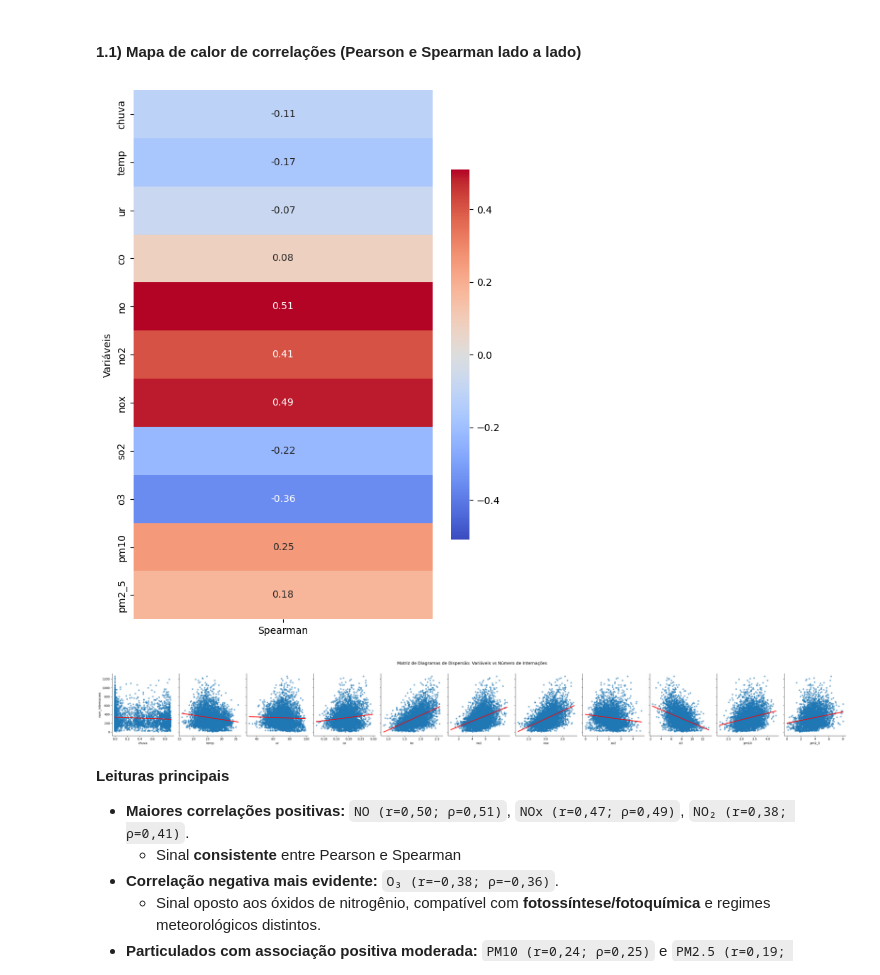
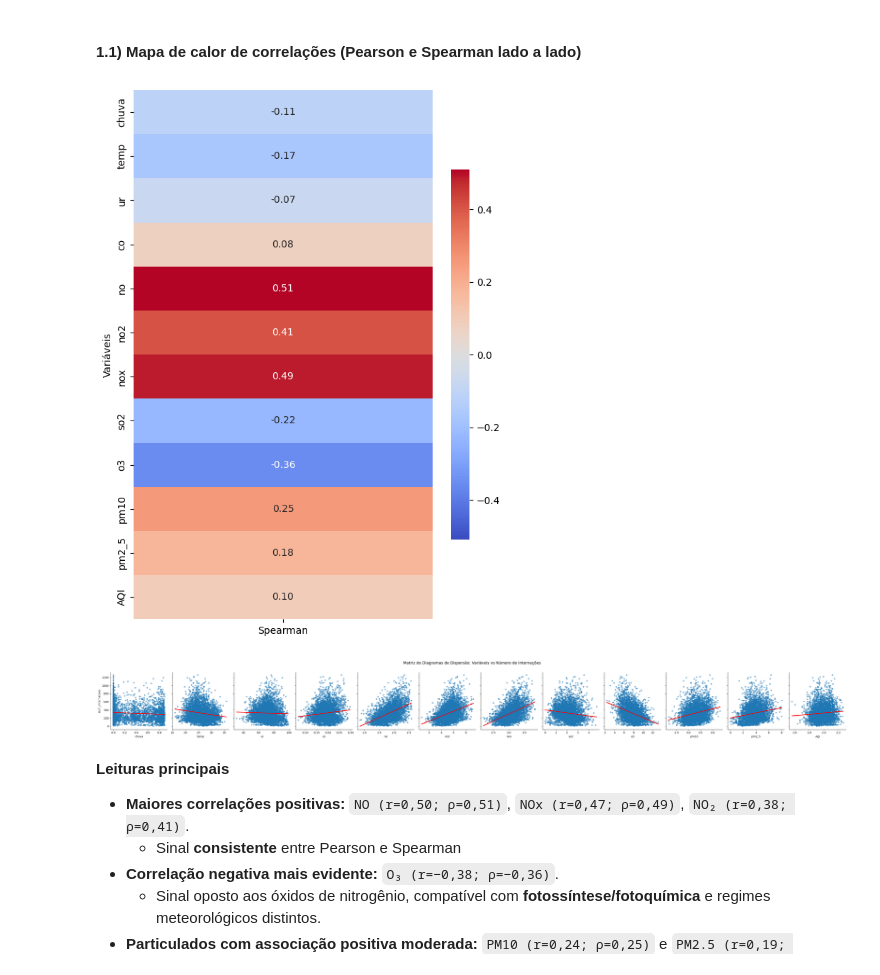
Before and after one commit to EIC-BCC/25_2-QualiAr, a Jupyter notebook: Analise-Correlacao/internacoes_x_qualiar.ipynb, the cells around one changed output. Saved outputs shown, nothing was run; the diff lists cells and outputs as text; code cells hidden in the pictures.

```diff
--- a/Analise-Correlacao/internacoes_x_qualiar.ipynb
+++ b/Analise-Correlacao/internacoes_x_qualiar.ipynb
@@ -24,8 +24,8 @@ import seaborn as sns
 
 **Objetivo:** juntar a série diária de **internações respiratórias** ao dataset diário de **variáveis ambientais** do Rio de Janeiro.
 # %%
-url_internacoes = "https://raw.githubusercontent.com/AILAB-CEFET-RJ/qualiar/refs/heads/main/data/datasus/INTERNACOES_DOENCA_RESP_RJ.csv"
-url_qualiar     = "https://raw.githubusercontent.com/AILAB-CEFET-RJ/qualiar/refs/heads/main/data/DataRio/QUALIAR_RIO_DE_JANEIRO_TRATADO.csv"
+url_internacoes = "https://raw.githubusercontent.com/EIC-BCC/25_2-QualiAr/refs/heads/main/data/DataSus/INTERNACOES_DOENCA_RESP_RJ.csv"
+url_qualiar     = "https://raw.githubusercontent.com/EIC-BCC/25_2-QualiAr/refs/heads/main/data/DataRio/QUALIAR_RIO_DE_JANEIRO_TRATADO.csv"
 
 df_internacoes = pd.read_csv(url_internacoes, encoding="utf-8")
 df_qualiar     = pd.read_csv(url_qualiar,     encoding="utf-8")
@@ -85,7 +88,7 @@ df_unificado.to_csv(output_csv_path, index=False, encoding="utf-8")
 # %% [markdown]
 #### 1.1) Mapa de calor de correlações (Pearson e Spearman lado a lado)
 # %%
-vars_x = ['chuva','temp','ur','co','no','no2','nox','so2','o3','pm10','pm2_5']
+vars_x = ['chuva','temp','ur','co','no','no2','nox','so2','o3','pm10','pm2_5', 'AQI']
 
 data = df_unificado[['num_internacoes'] + vars_x].dropna()
 
@@ -107,33 +110,29 @@ plt.ylabel("Variáveis")
 plt.tight_layout()
 plt.show()
 # %% [output]
-[figure, old version]
+[figure, new version]
 # %%
-import seaborn as sns
-import matplotlib.pyplot as plt
-import pandas as pd
-
-vars_x = ['chuva','temp','ur','co','no','no2','nox','so2','o3','pm10','pm2_5']
+vars_x = ['chuva','temp','ur','co','no','no2','nox','so2','o3','pm10','pm2_5', 'AQI']
 
 # Selecionar apenas as variáveis de interesse
 data = df_unificado[['num_internacoes'] + vars_x].dropna()
 
 # Criar a matriz de scatter plots
 sns.pairplot(data,
              y_vars=['num_internacoes'],
              x_vars=vars_x,
              kind='reg',  # Adiciona linha de tendência
              plot_kws={'scatter_kws': {'alpha': 0.5, 's': 20},
                       'line_kws': {'color': 'red'}},
              height=4,
              aspect=0.8)
 
 plt.suptitle('Matriz de Diagramas de Dispersão: Variáveis vs Número de Internações',
              y=1.02, fontsize=14)
 plt.tight_layout()
 plt.show()
 # %% [output]
-[figure, old version]
+[figure, new version]
 # %% [markdown]
 **Leituras principais**
 - **Maiores correlações positivas:** `NO (r=0,50; ρ=0,51)`, `NOx (r=0,47; ρ=0,49)`, `NO₂ (r=0,38; ρ=0,41)`.
```
Also changed, not shown: parts of 7 cells of this notebook, 2 other files.
